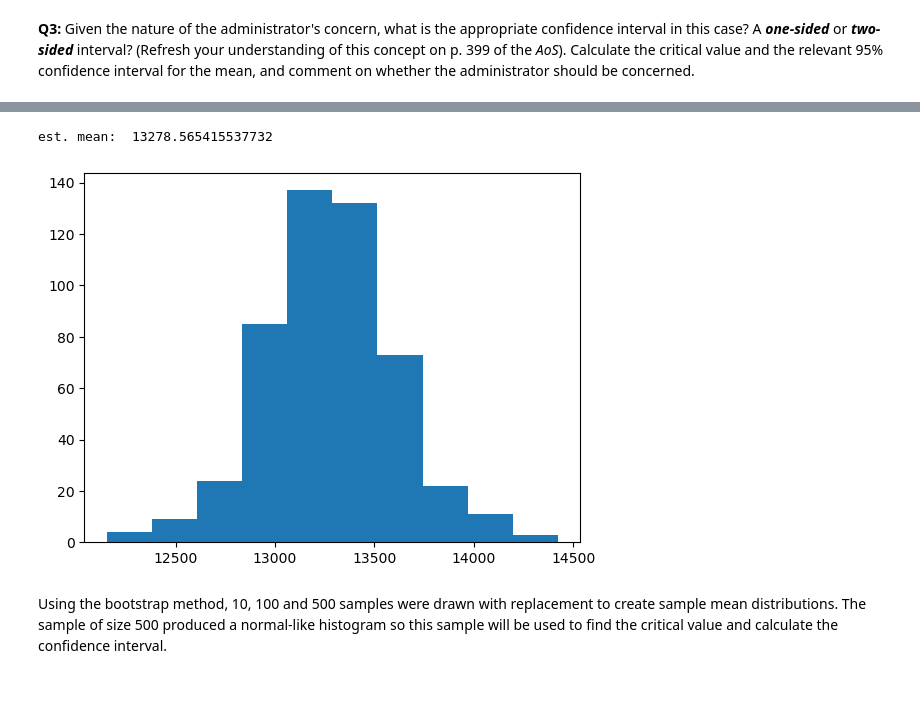
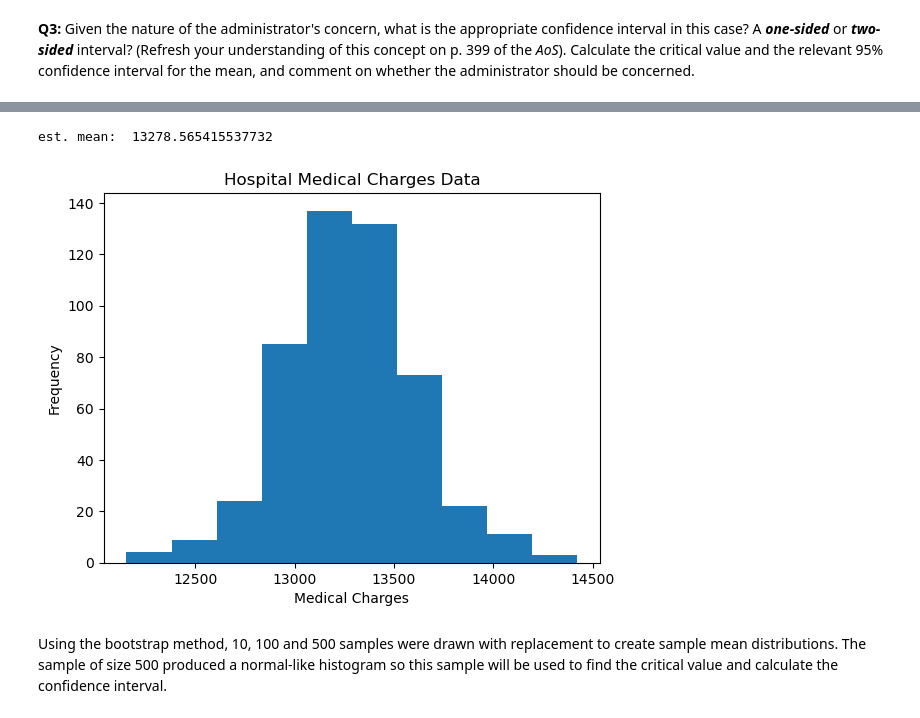
Before and after one commit to OCD0505/Springboard, a Jupyter notebook: Unit 11.1_Statistical_Inference_Frequentist_Inference_Case_Study/Frequentist Inference Case Study - Part B .ipynb, the cells around one changed output, grey strips where cells are left out. Drawn from its saved outputs; the diff is of its cells as text; code cells hidden in the pictures; blank space fills up the shorter version.

```diff
--- a/Unit 11.1_Statistical_Inference_Frequentist_Inference_Case_Study/Frequentist Inference Case Study - Part B .ipynb
+++ b/Unit 11.1_Statistical_Inference_Frequentist_Inference_Case_Study/Frequentist Inference Case Study - Part B .ipynb
@@ -117,12 +125,15 @@ est. mean:  13282.781418661165
 # %%
 seed(1)
 #taking 500 samples
 sample_3 = charges_mean_dist(len(medical.charges), 500)
 print('est. mean: ',np.mean(sample_3))
 _=plt.hist(sample_3, bins=10)
+_=plt.xlabel("Medical Charges")
+_=plt.ylabel("Frequency")
+_=plt.title("Hospital Medical Charges Data")
 # %% [output]
 est. mean:  13278.565415537732
-[figure, old version]
+[figure, new version]
 # %% [markdown]
 Using the bootstrap method, 10, 100 and 500 samples were drawn with replacement to create sample mean distributions.  The sample of size 500 produced a normal-like histogram so this sample will be used to find the critical value and calculate the confidence interval.
 # %%
```
Also changed, not shown: parts of 32 cells of this notebook.
